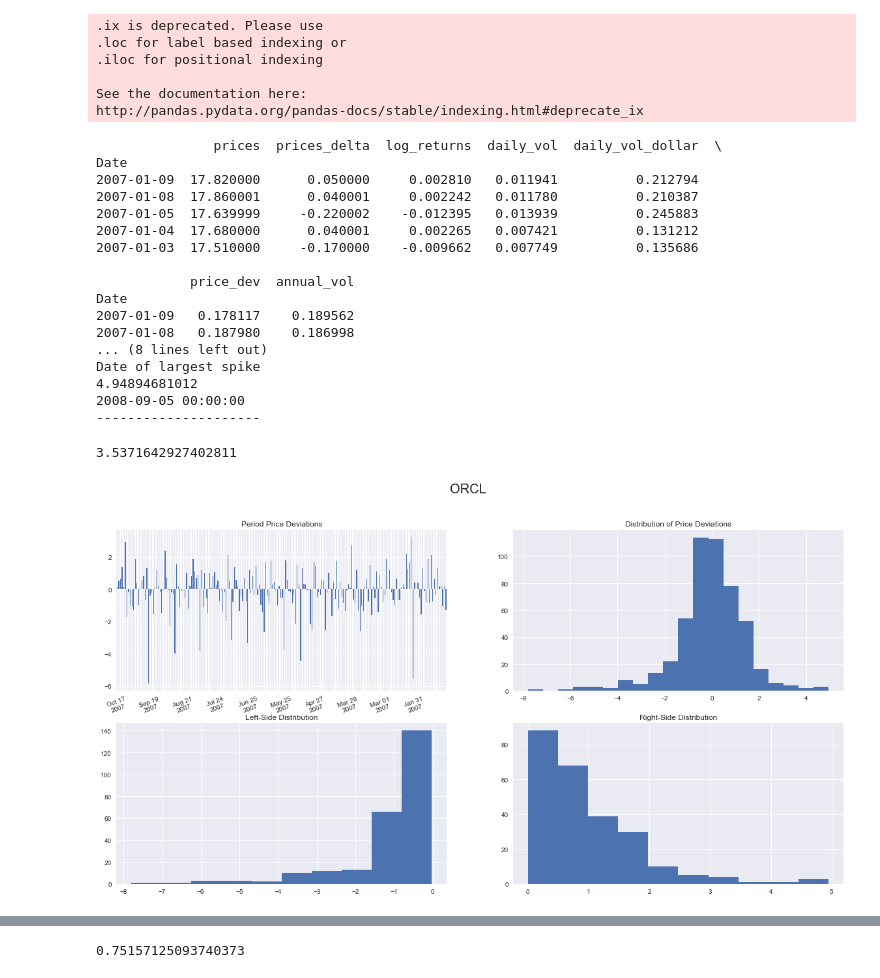
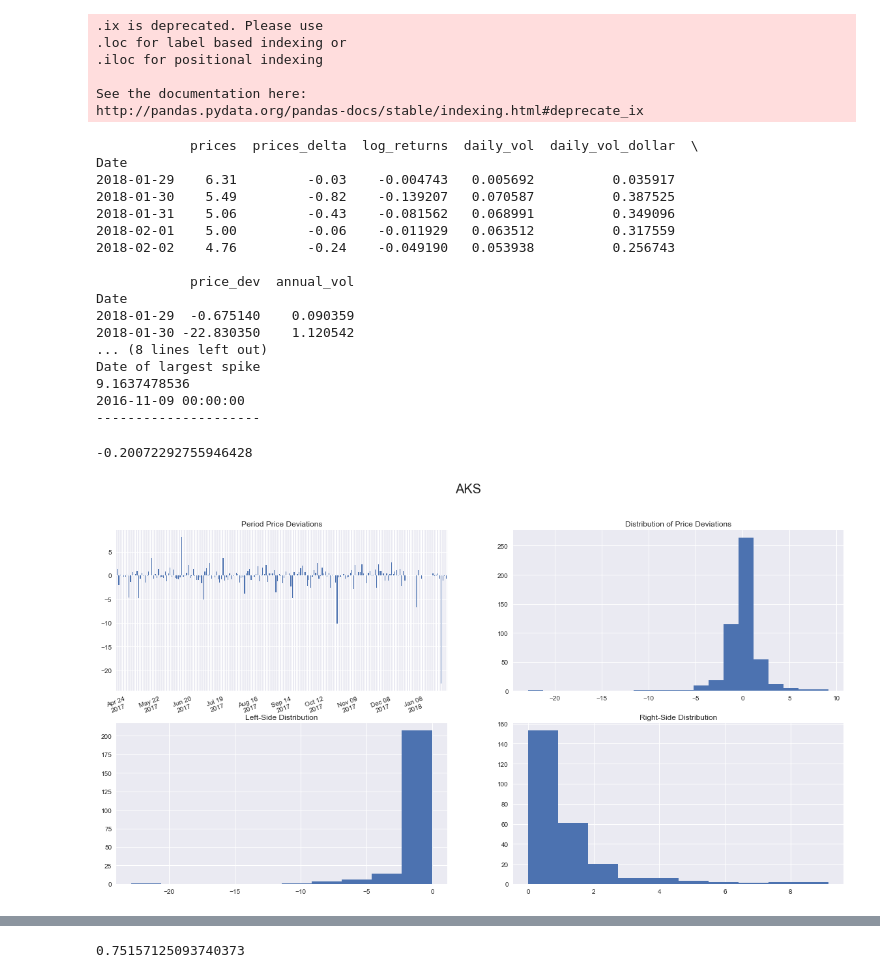
Before and after one commit to aspiringfastlaner/earnings-checking, a Jupyter notebook: vol_checker.ipynb, the cells around one changed output, grey strips where cells are left out. Saved outputs shown, nothing was run; the diff lists cells and outputs as text; code cells hidden in the pictures.

```diff
--- a/vol_checker.ipynb
+++ b/vol_checker.ipynb
@@ -34,7 +34,7 @@ tickers = ['ABT', 'ABBV', 'PNR', 'CL', 'HRL', 'CLX', 'LOW', 'PG', 'BCR', 'PEP',
           'KMB', 'WMT', 'BDX', 'GPC', 'ADP', 'LEG', 'TROW', 'ECL', 'CINF', 'MDT', 'MKC',
           'ITW', 'BEN', 'NUE', 'SYY', 'T', 'GD']
 '''
-tickers = pd.read_csv('jan29list.csv')
+tickers = pd.read_csv('feb05list.csv')
 tickers = list(tickers['Ticker'])
 #tickers = ['TSN','JD']
 # Define which online source one should use
@@ -137,30 +137,30 @@ def vol_summary(adj_c_df,rolling_period,lookback_window,hist_window,ticker):
 # %%
 rolling_period = 4
 lookback_window = 200
 hist_window = 500
-ticker = 'ORCL'
+ticker = 'AKS'
 summary, full_df = vol_summary(close[[ticker]],rolling_period,lookback_window,hist_window,ticker)
 full_df['price_dev'].dropna().skew()
 # %% [output]
-               prices  prices_delta  log_returns  daily_vol  daily_vol_dollar  \
+            prices  prices_delta  log_returns  daily_vol  daily_vol_dollar  \
 Date
-2007-01-09  17.820000      0.050000     0.002810   0.011941          0.212794
-2007-01-08  17.860001      0.040001     0.002242   0.011780          0.210387
-2007-01-05  17.639999     -0.220002    -0.012395   0.013939          0.245883
-2007-01-04  17.680000      0.040001     0.002265   0.007421          0.131212
-2007-01-03  17.510000     -0.170000    -0.009662   0.007749          0.135686
+2018-01-29    6.31         -0.03    -0.004743   0.005692          0.035917
+2018-01-30    5.49         -0.82    -0.139207   0.070587          0.387525
+2018-01-31    5.06         -0.43    -0.081562   0.068991          0.349096
+2018-02-01    5.00         -0.06    -0.011929   0.063512          0.317559
+2018-02-02    4.76         -0.24    -0.049190   0.053938          0.256743
 
             price_dev  annual_vol
 Date
-2007-01-09   0.178117    0.189562
-2007-01-08   0.187980    0.186998
+2018-01-29  -0.675140    0.090359
+2018-01-30 -22.830350    1.120542
 ... (8 lines left out)
 Date of largest spike
-4.94894681012
-2008-09-05 00:00:00
+9.1637478536
+2016-11-09 00:00:00
 ---------------------
-3.5371642927402811
+-0.20072292755946428
-[figure, old version]
+[figure, new version]
 # %%
 rolling_period = 4
 lookback_window = 100
```
Also changed, not shown: parts of 3 cells of this notebook, 3 other files.
